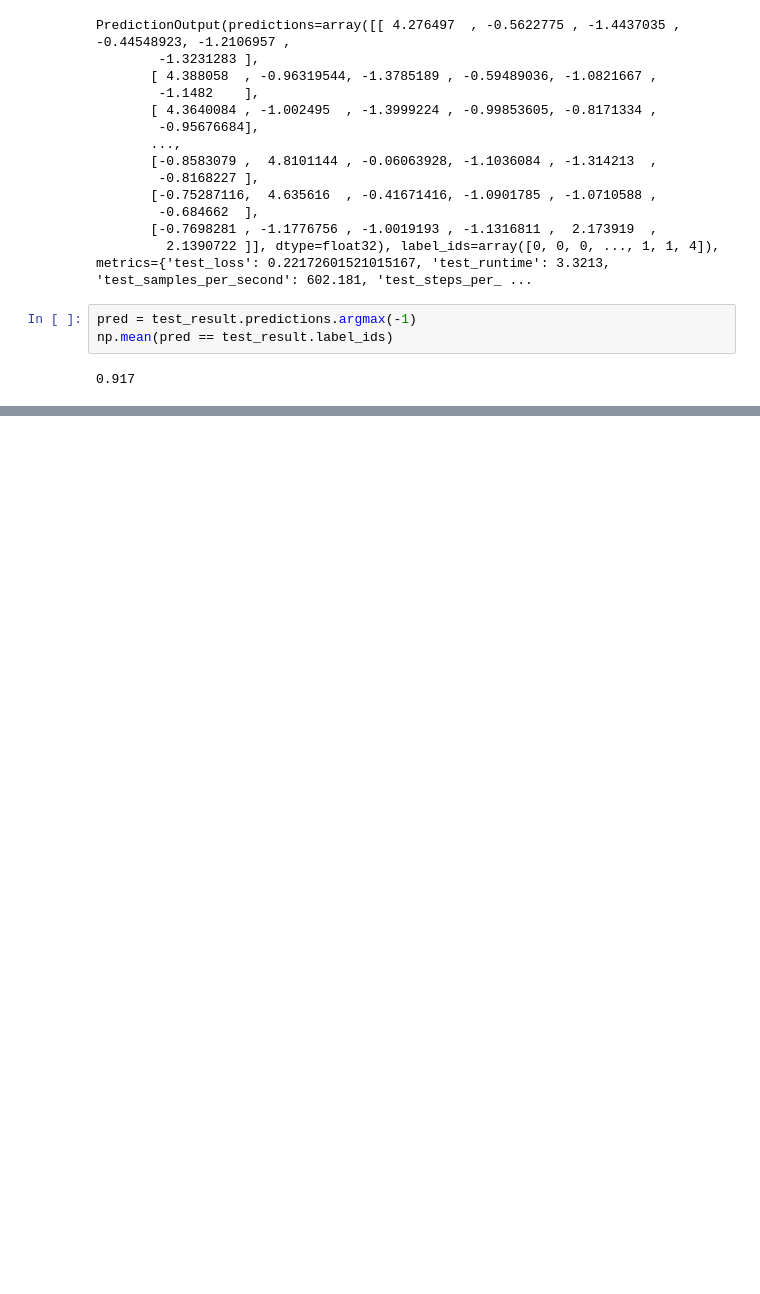
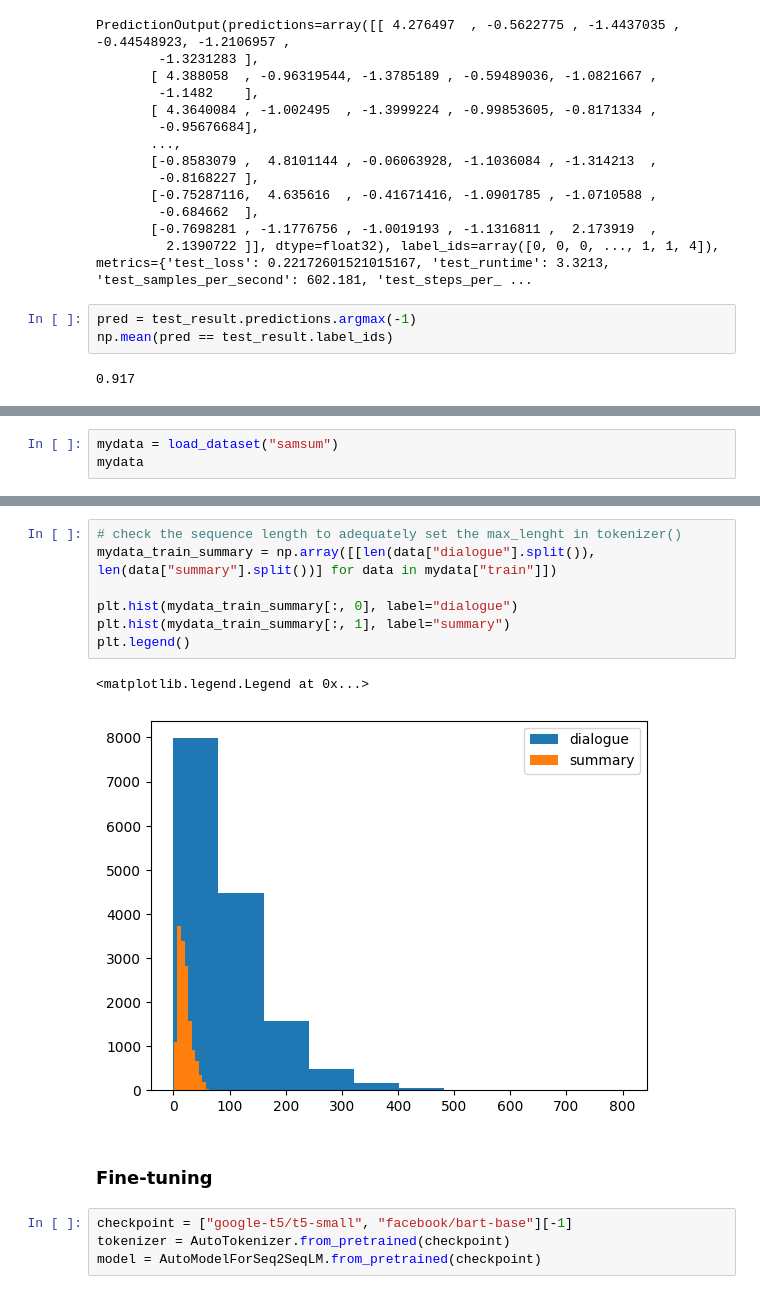
Before and after one commit to Zhou198/NLP, a Jupyter notebook: NLP.ipynb, the cells around one changed output, grey strips where cells are left out. Cells and saved outputs as stored; diff of their text form; blank space fills up the shorter version.

```diff
--- a/NLP.ipynb
+++ b/NLP.ipynb
@@ -163,0 +199,3 @@ np.mean(pred == test_result.label_ids)
+# %%
+mydata = load_dataset("samsum")
+mydata
@@ -163,0 +217,16 @@ np.mean(pred == test_result.label_ids)
+# %%
+# check the sequence length to adequately set the max_lenght in tokenizer()
+mydata_train_summary = np.array([[len(data["dialogue"].split()), len(data["summary"].split())] for data in mydata["train"]])
+
+plt.hist(mydata_train_summary[:, 0], label="dialogue")
+plt.hist(mydata_train_summary[:, 1], label="summary")
+plt.legend()
+# %% [output]
+<matplotlib.legend.Legend at 0x...>
+[figure, added]
+# %% [markdown]
+### Fine-tuning
+# %%
+checkpoint = ["google-t5/t5-small", "facebook/bart-base"][-1]
+tokenizer = AutoTokenizer.from_pretrained(checkpoint)
+model = AutoModelForSeq2SeqLM.from_pretrained(checkpoint)
```
Also changed, not shown: parts of 29 cells of this notebook.
